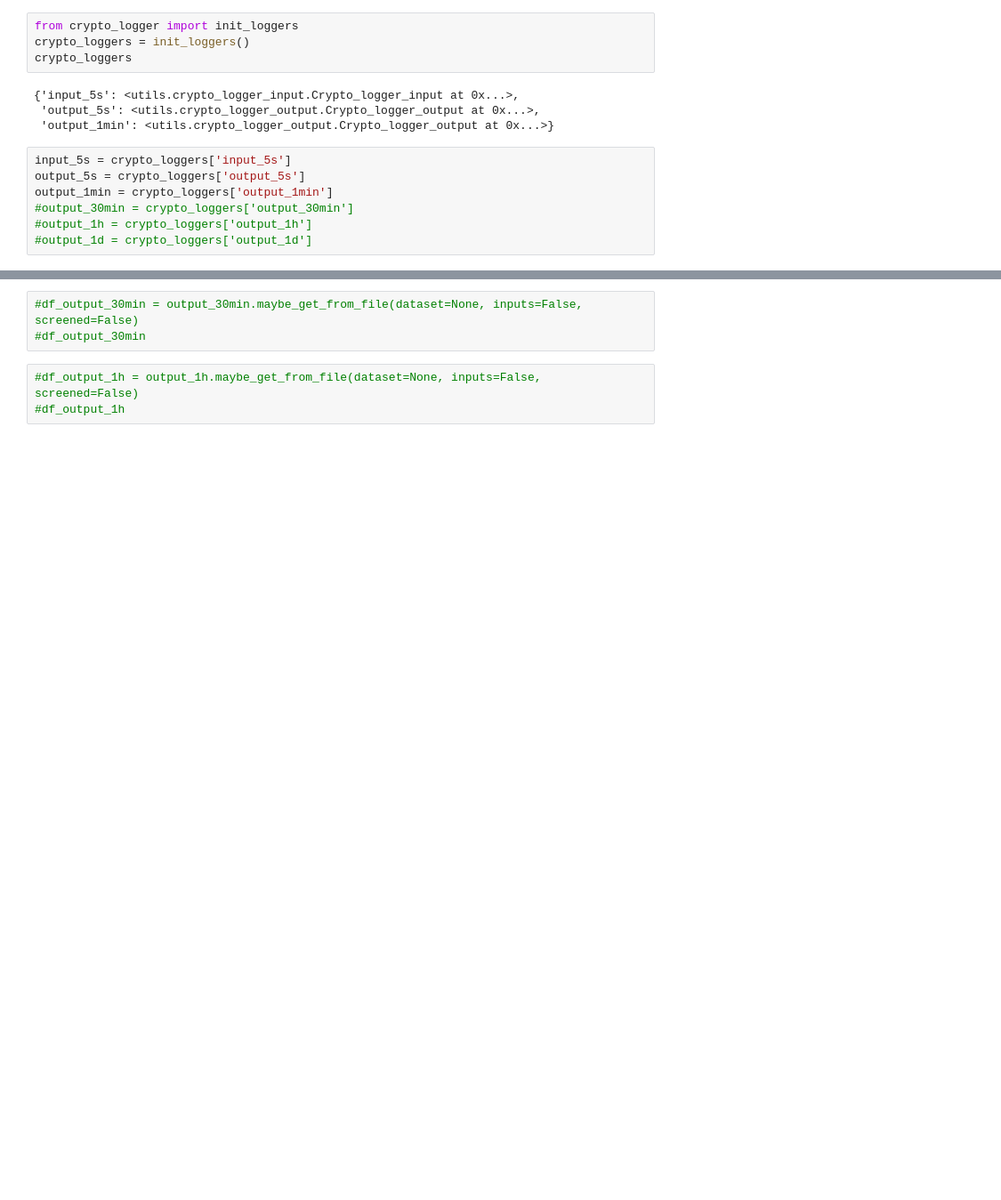
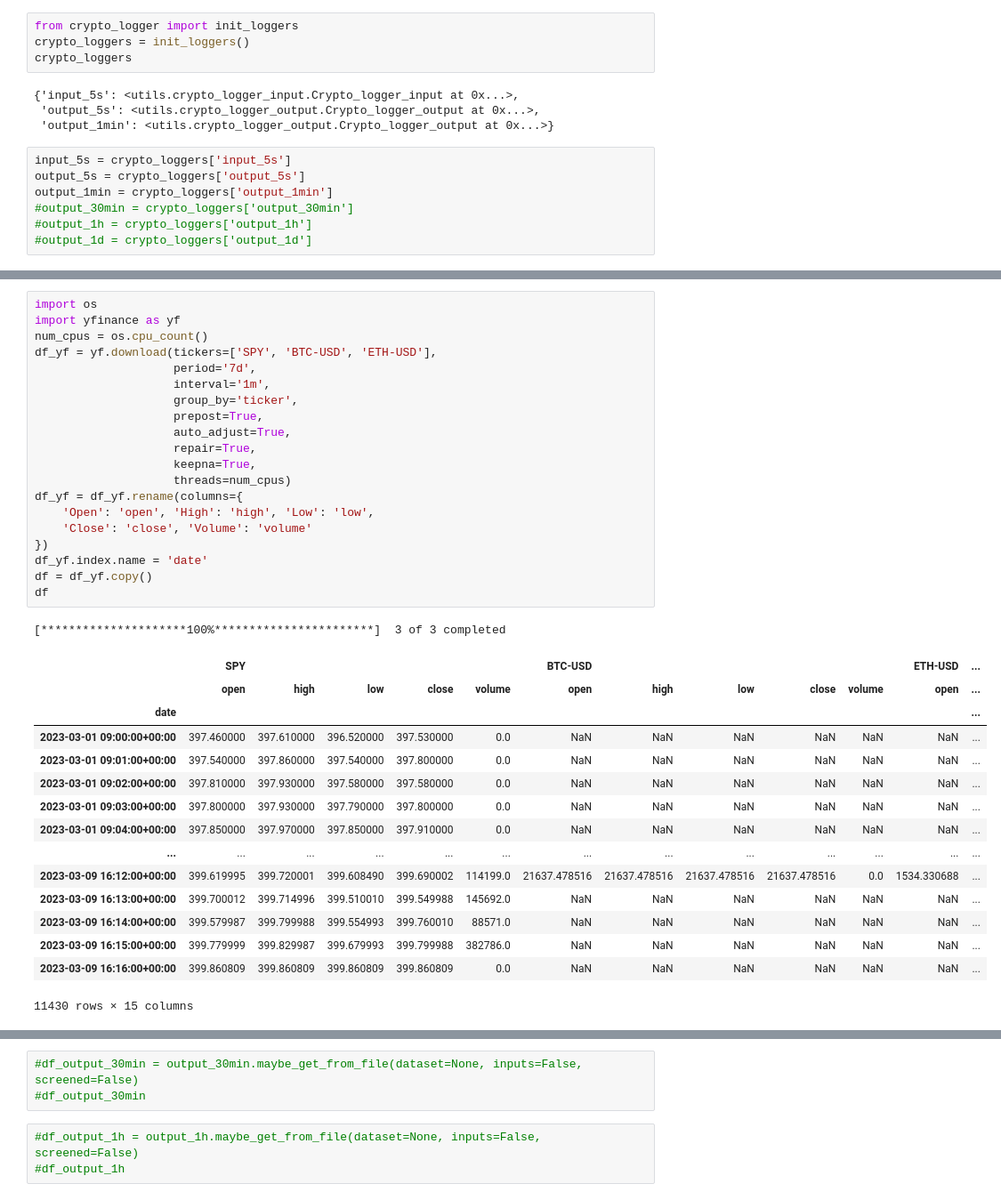
Before and after one commit to Humbleman72/crypto_bot, a Jupyter notebook: crypto_logger_tests.ipynb, the cells around one changed output, grey strips where cells are left out. Shown at 89% size. Drawn from its saved outputs; the diff is of its cells as text; blank space fills up the shorter version.

```diff
--- a/crypto_logger_tests.ipynb
+++ b/crypto_logger_tests.ipynb
@@ -120 +105,38 @@ df_output_5s
 60 rows × 2816 columns
+# %%
+import os
+import yfinance as yf
+num_cpus = os.cpu_count()
+df_yf = yf.download(tickers=['SPY', 'BTC-USD', 'ETH-USD'],
+                    period='7d',
+                    interval='1m',
+                    group_by='ticker',
+                    prepost=True,
+                    auto_adjust=True,
+                    repair=True,
+                    keepna=True,
+                    threads=num_cpus)
+df_yf = df_yf.rename(columns={
+    'Open': 'open', 'High': 'high', 'Low': 'low',
+    'Close': 'close', 'Volume': 'volume'
+})
+df_yf.index.name = 'date'
+df = df_yf.copy()
+df
+# %% [output]
+[*********************100%***********************]  3 of 3 completed
+|  | SPY |  |  |  |  | BTC-USD |  |  |  |  | ETH-USD | ... |
+|  | open | high | low | close | volume | open | high | low | close | volume | open | ... |
+| date |  |  |  |  |  |  |  |  |  |  |  | ... |
+| 2023-03-01 09:00:00+00:00 | 397.460000 | 397.610000 | 396.520000 | 397.530000 | 0.0 | NaN | NaN | NaN | NaN | NaN | NaN | ... |
+| 2023-03-01 09:01:00+00:00 | 397.540000 | 397.860000 | 397.540000 | 397.800000 | 0.0 | NaN | NaN | NaN | NaN | NaN | NaN | ... |
+| 2023-03-01 09:02:00+00:00 | 397.810000 | 397.930000 | 397.580000 | 397.580000 | 0.0 | NaN | NaN | NaN | NaN | NaN | NaN | ... |
+| 2023-03-01 09:03:00+00:00 | 397.800000 | 397.930000 | 397.790000 | 397.800000 | 0.0 | NaN | NaN | NaN | NaN | NaN | NaN | ... |
+| 2023-03-01 09:04:00+00:00 | 397.850000 | 397.970000 | 397.850000 | 397.910000 | 0.0 | NaN | NaN | NaN | NaN | NaN | NaN | ... |
+| ... | ... | ... | ... | ... | ... | ... | ... | ... | ... | ... | ... | ... |
+| 2023-03-09 16:12:00+00:00 | 399.619995 | 399.720001 | 399.608490 | 399.690002 | 114199.0 | 21637.478516 | 21637.478516 | 21637.478516 | 21637.478516 | 0.0 | 1534.330688 | ... |
+| 2023-03-09 16:13:00+00:00 | 399.700012 | 399.714996 | 399.510010 | 399.549988 | 145692.0 | NaN | NaN | NaN | NaN | NaN | NaN | ... |
+| 2023-03-09 16:14:00+00:00 | 399.579987 | 399.799988 | 399.554993 | 399.760010 | 88571.0 | NaN | NaN | NaN | NaN | NaN | NaN | ... |
+| 2023-03-09 16:15:00+00:00 | 399.779999 | 399.829987 | 399.679993 | 399.799988 | 382786.0 | NaN | NaN | NaN | NaN | NaN | NaN | ... |
+| 2023-03-09 16:16:00+00:00 | 399.860809 | 399.860809 | 399.860809 | 399.860809 | 0.0 | NaN | NaN | NaN | NaN | NaN | NaN | ... |
+11430 rows × 15 columns
```
Also changed, not shown: parts of 26 cells of this notebook, 7 other files.
